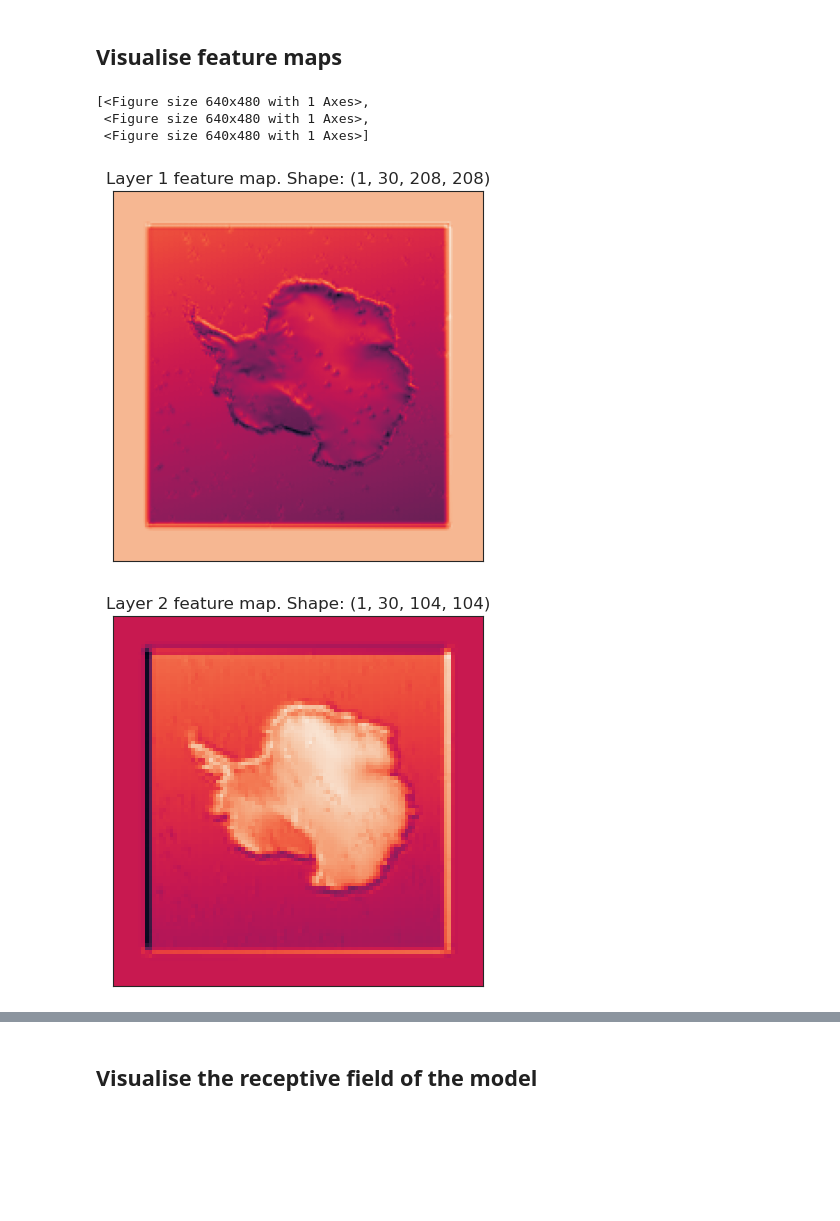
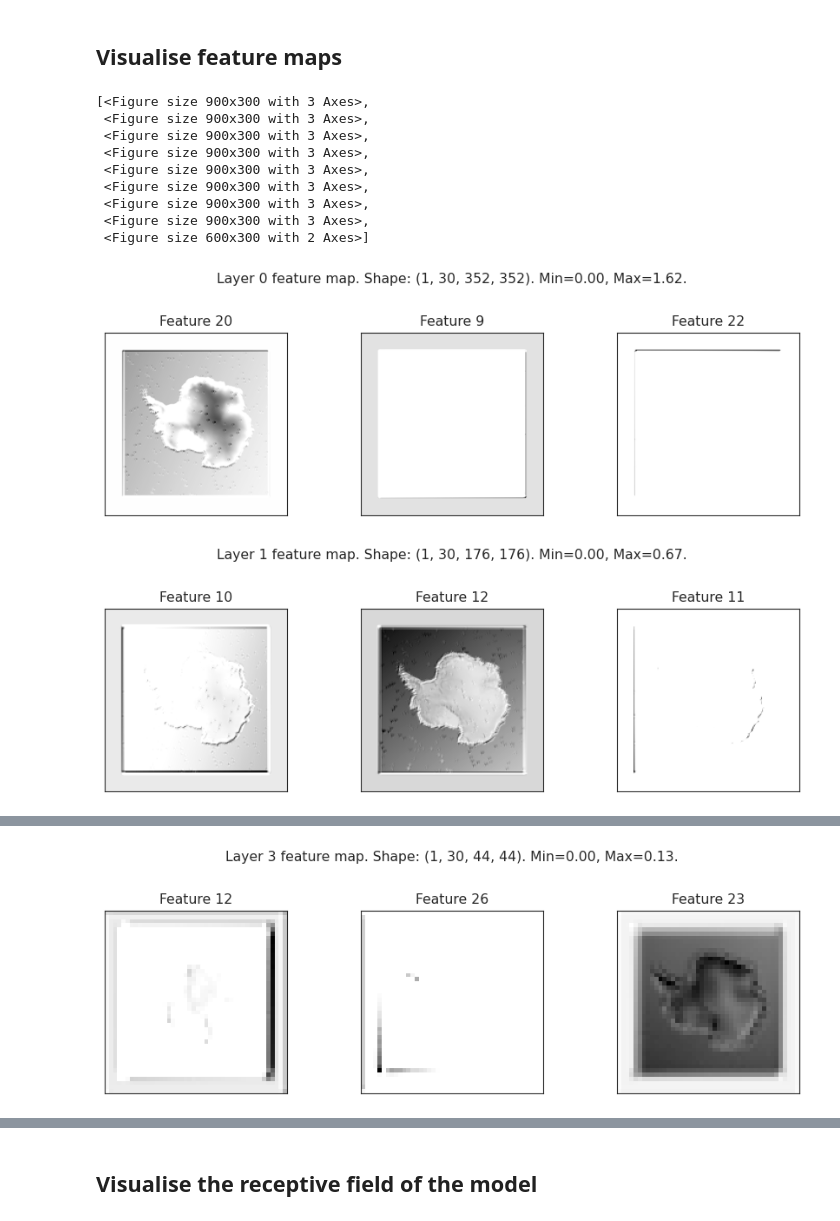
Before and after one commit to tom-andersson/deepsensor_gallery, a Jupyter notebook: demonstrators/interface.ipynb, the cells around one changed output, grey strips where cells are left out. Drawn from its saved outputs; the diff is of its cells as text; code cells hidden in the pictures; blank space fills up the shorter version.

```diff
--- a/demonstrators/interface.ipynb
+++ b/demonstrators/interface.ipynb
@@ -82,6 +72,6 @@ crs = ccrs.LambertAzimuthalEqualArea(0, -90)
 ## Load your data!
 # %%
 # era5_ds = xr.open_mfdataset('../deepsensor_old/data/antarctica/gridded/processed/*/*.nc')
-era5_raw_ds = xr.open_mfdataset('../../deepsensor_old/data/antarctica/gridded/interim/tas_anom/*.nc')
+era5_raw_ds = xr.open_mfdataset('../../deepsensor_old/data/antarctica/gridded/interim/tas_anom/*.nc').load()
 era5_raw_ds
 # %% [output]
@@ -123,5 +87,5 @@ Attributes: (0)
 # %%
 aux_raw_ds = xr.open_mfdataset('../../deepsensor_old/data/antarctica/auxiliary/interim/*25000m/*.nc')
-aux_raw_ds = aux_raw_ds[['surface', 'mask']]
+aux_raw_ds = aux_raw_ds[['surface', 'mask']].load()
 aux_raw_ds
 # %% [output]
@@ -447,7 +332,7 @@ However, we will instantiate a ConvNP with a TaskLoader to infer sensible defaul
 The TaskLoader and DataProcessor will also be used to unnormalise model predictions at inference time.
 # %%
 model_dim = 30
-model = ConvNP(data_processor, task_loader, unet_channels=(model_dim,) * 4, likelihood="het")
+model = ConvNP(data_processor, task_loader, unet_channels=(model_dim,) * 4, likelihood="cnp")
 # %% [output]
 dim_yc inferred from TaskLoader: (1, 6)
 dim_yt inferred from TaskLoader: 1
@@ -544,11 +424,17 @@ plt.show()
 # %% [markdown]
 ## Visualise feature maps
 # %%
-figs = deepsensor.plot.feature_maps(model, task)
+figs = deepsensor.plot.feature_maps(model, task, 3)
 figs
 # %% [output]
-[<Figure size 640x480 with 1 Axes>,
- <Figure size 640x480 with 1 Axes>,
- <Figure size 640x480 with 1 Axes>]
+[<Figure size 900x300 with 3 Axes>,
+ <Figure size 900x300 with 3 Axes>,
+ <Figure size 900x300 with 3 Axes>,
+ <Figure size 900x300 with 3 Axes>,
+ <Figure size 900x300 with 3 Axes>,
+ <Figure size 900x300 with 3 Axes>,
+ <Figure size 900x300 with 3 Axes>,
+ <Figure size 900x300 with 3 Axes>,
+ <Figure size 600x300 with 2 Axes>]
-[figure, old version]
+[figure, new version]
-[figure, old version]
+[figure, new version]
@@ -555,0 +442 @@ figs
+[figure, added]
```
Also changed, not shown: parts of 38 cells of this notebook.
